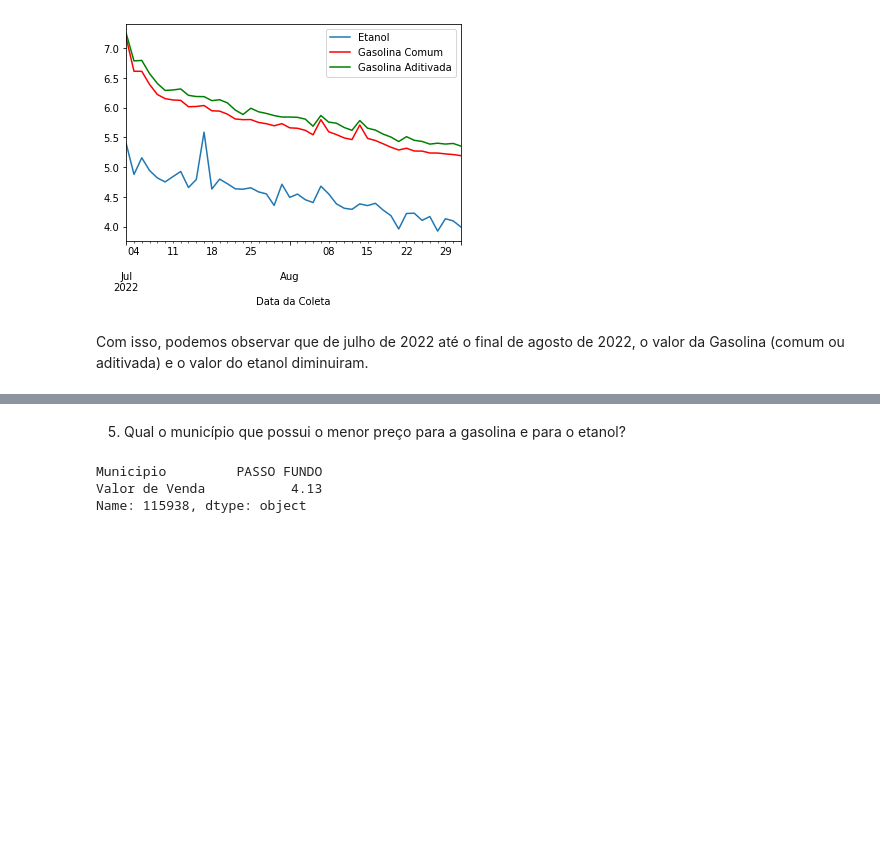
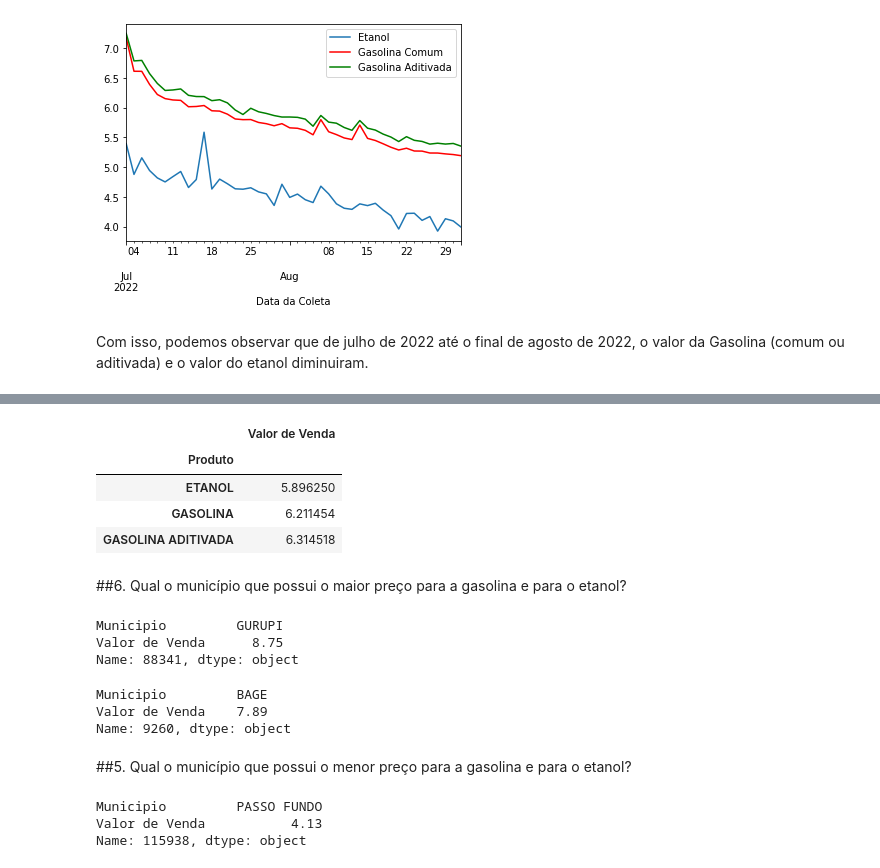
Before and after one commit to amoralles/ProjetoFinal_M4, a Jupyter notebook: ProjetoFinal_M4.ipynb, the cells around one changed output, grey strips where cells are left out. Cells and saved outputs as stored; diff of their text form; code cells hidden in the pictures; blank space fills up the shorter version.

```diff
--- a/ProjetoFinal_M4.ipynb
+++ b/ProjetoFinal_M4.ipynb
@@ -165,5 +216,36 @@ Com isso, podemos observar que de julho de 2022 até o final de agosto de 2022,
+# %%
+valores_ordenados = valores_ordenados.groupby(['Produto',]).max('Valor de Venda')
+valores_ordenados.head()
+# %% [output]
+|  | Valor de Venda |
+| Produto |  |
+| ETANOL | 5.896250 |
+| GASOLINA | 6.211454 |
+| GASOLINA ADITIVADA | 6.314518 |
+# %% [markdown]
+##6. Qual o município que possui o maior preço para a gasolina e para o etanol?
+# %%
+max_gasolina_mun = conj_dados.loc[(conj_dados['Produto']=='GASOLINA')]
+max_gasolina_mun = max_gasolina_mun.loc[(max_gasolina_mun['Valor de Venda'].idxmax())]
+max_gasolina_mun = max_gasolina_mun[['Municipio', 'Valor de Venda']]
+max_gasolina_mun
+#O Município com maior valor de gasolina
+# %% [output]
+Municipio         GURUPI
+Valor de Venda      8.75
+Name: 88341, dtype: object
+# %%
+max_etanol_mun = conj_dados.loc[(conj_dados['Produto']=='ETANOL')]
+max_etanol_mun = max_etanol_mun.loc[(max_etanol_mun['Valor de Venda'].idxmax())]
+max_etanol_mun = max_etanol_mun[['Municipio', 'Valor de Venda']]
+max_etanol_mun
+#O Município com maior valor de etanol
+# %% [output]
+Municipio         BAGE
+Valor de Venda    7.89
+Name: 9260, dtype: object
 # %% [markdown]
-5. Qual o município que possui o menor preço para a gasolina e para o etanol?
+##5. Qual o município que possui o menor preço para a gasolina e para o etanol?
 # %%
 min_gasolina_mun = conj_dados.loc[(conj_dados['Produto']=='GASOLINA')]
 min_gasolina_mun = min_gasolina_mun.loc[(min_gasolina_mun['Valor de Venda'].idxmin())]
```
Also changed, not shown: parts of 19 cells of this notebook.
